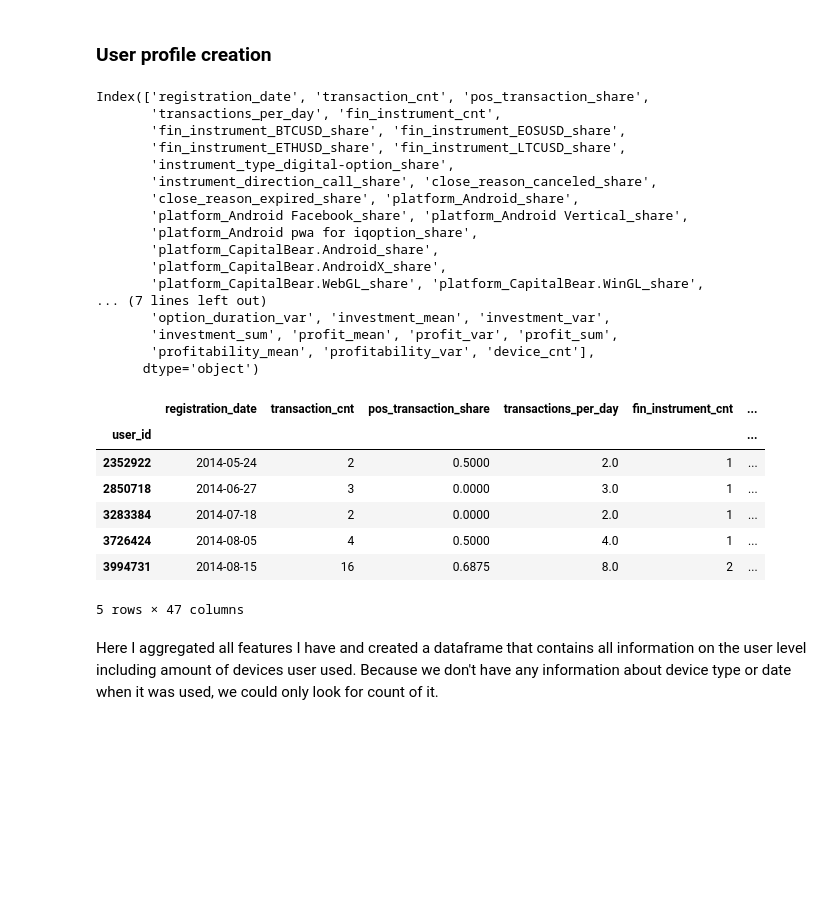
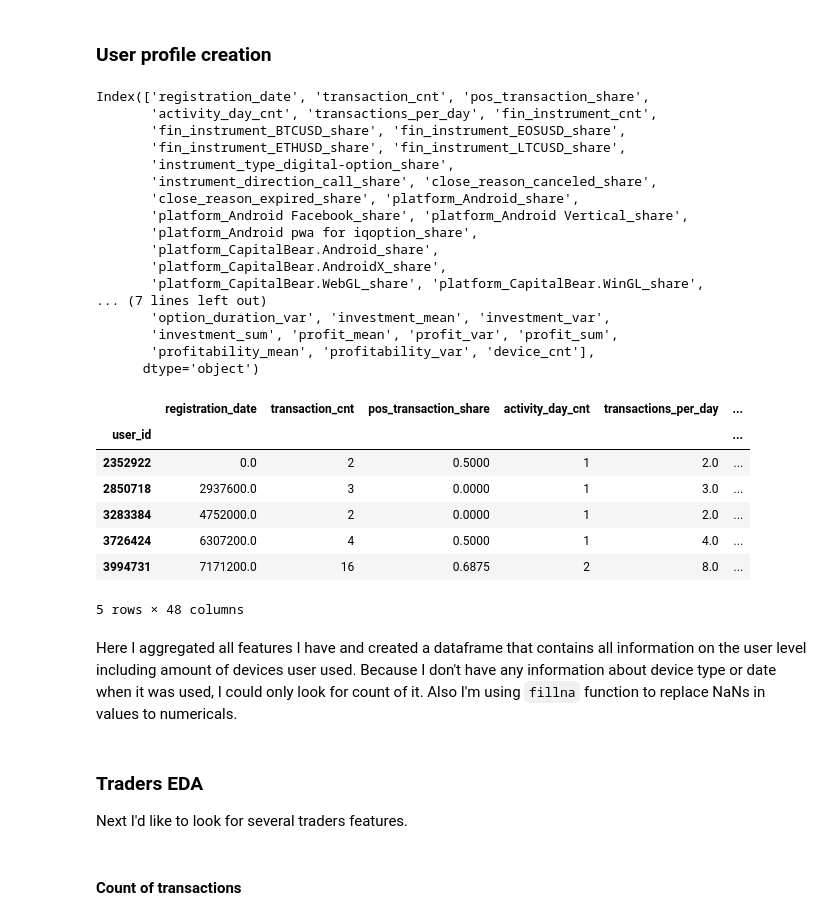
Before and after one commit to mdpetrov/pref-ai, a Jupyter notebook: main.ipynb, the cells around one changed output. Saved outputs shown, nothing was run; the diff lists cells and outputs as text; code cells hidden in the pictures; blank space fills up the shorter version.

```diff
--- a/main.ipynb
+++ b/main.ipynb
@@ -44,0 +56,16 @@ Index(['Unnamed: 0', 'id', 'user_id', 'registration_date', 'fin_instrument',
+# %%
+trades['trade_duration'] = (trades.close_at.astype('datetime64[ns]') - trades.create_at.astype('datetime64[ns]')).dt.total_seconds()
+trades['option_duration'] = (trades.instrument_expiration.astype('datetime64[ns]') - trades.create_at.astype('datetime64[ns]')).dt.total_seconds()
+trades['positive_pnl'] = 1*(trades['pnl_total_enrolled'] > 0)
+trades['profitability'] = trades['pnl_total_enrolled'] / trades['initial_investment_enrolled']
+for v in ['fin_instrument', 'instrument_type', 'instrument_direction', 'close_reason', 'platform']:
+    tmp = pd.get_dummies(trades[v], prefix=v)
+    trades[tmp.columns] = tmp
+
+trades['create_at'] = trades['create_at'].astype('datetime64[ns]')
+trades['create_at_dt'] = trades['create_at'].dt.date
+trades['registration_date'] = trades['registration_date'].astype('datetime64[ns]')
+trades.sort_values(['user_id', 'create_at'], inplace=True)
+trades['trade_freq'] = trades.groupby(['user_id', 'create_at_dt'])['create_at'].diff(1).dt.total_seconds()
+
+trades.columns
@@ -146,15 +201,0 @@ models later.
-# %%
-trades['trade_duration'] = (trades.close_at.astype('datetime64[ns]') - trades.create_at.astype('datetime64[ns]')).dt.total_seconds()
-trades['option_duration'] = (trades.instrument_expiration.astype('datetime64[ns]') - trades.create_at.astype('datetime64[ns]')).dt.total_seconds()
-trades['positive_pnl'] = 1*(trades['pnl_total_enrolled'] > 0)
-trades['profitability'] = trades['pnl_total_enrolled'] / trades['initial_investment_enrolled']
-for v in ['fin_instrument', 'instrument_type', 'instrument_direction', 'close_reason', 'platform']:
-    tmp = pd.get_dummies(trades[v], prefix=v)
-    trades[tmp.columns] = tmp
-
-trades['create_at'] = trades['create_at'].astype('datetime64[ns]')
-trades['create_at_dt'] = trades['create_at'].dt.date
-trades.sort_values(['user_id', 'create_at'], inplace=True)
-trades['trade_freq'] = trades.groupby('user_id')['create_at'].diff(1).dt.total_seconds()
-
-trades.columns
@@ -195,7 +207,8 @@ dg = trades.groupby('user_id')
 res['registration_date'] = dg['registration_date'].max().astype('datetime64').dt.date
 res['transaction_cnt'] = dg['id'].count()
 res['pos_transaction_share'] = dg['positive_pnl'].sum() / res['transaction_cnt']
-res['transactions_per_day'] = res['transaction_cnt'] / dg['create_at_dt'].agg(pd.Series.nunique)
+res['activity_day_cnt'] = dg['create_at_dt'].agg(pd.Series.nunique)
+res['transactions_per_day'] = res['transaction_cnt'] / res['activity_day_cnt']
 res['fin_instrument_cnt'] = dg['fin_instrument'].agg(pd.Series.nunique)
 for x in ['fin_instrument', 'instrument_type', 'instrument_direction', 'close_reason', 'platform']:
     columns = [x[0] for x in trades.columns.str.findall('{}_.*'.format(x)) if len(x) > 0]
@@ -213,42 +226,48 @@ res['investment_sum'] = dg['initial_investment_enrolled'].sum()
 res['profit_mean'] = dg['pnl_total_enrolled'].mean()
 res['profit_var'] = dg['pnl_total_enrolled'].var()
 res['profit_sum'] = dg['pnl_total_enrolled'].sum()
 res['profitability_mean'] = dg['profitability'].mean()
 res['profitability_var'] = dg['profitability'].var()
 res = pd.DataFrame(res)
 users = res.copy()
 users['device_cnt'] = devices.groupby('user_id')['device_id'].count()
 users['registration_date'] = (users.registration_date - users.registration_date.min()).dt.total_seconds()
 users.device_cnt.fillna(0, inplace=True)
-users.trade_frequency_med.fillna(-1, inplace=True)
+users.trade_frequency_mean.fillna(-1, inplace=True)
+users.trade_frequency_var.fillna(0, inplace=True)
 
 print(users.columns)
 users.head()
 # %% [output]
 Index(['registration_date', 'transaction_cnt', 'pos_transaction_share',
-       'transactions_per_day', 'fin_instrument_cnt',
+       'activity_day_cnt', 'transactions_per_day', 'fin_instrument_cnt',
        'fin_instrument_BTCUSD_share', 'fin_instrument_EOSUSD_share',
        'fin_instrument_ETHUSD_share', 'fin_instrument_LTCUSD_share',
        'instrument_type_digital-option_share',
        'instrument_direction_call_share', 'close_reason_canceled_share',
        'close_reason_expired_share', 'platform_Android_share',
        'platform_Android Facebook_share', 'platform_Android Vertical_share',
        'platform_Android pwa for iqoption_share',
        'platform_CapitalBear.Android_share',
        'platform_CapitalBear.AndroidX_share',
        'platform_CapitalBear.WebGL_share', 'platform_CapitalBear.WinGL_share',
 ... (7 lines left out)
        'option_duration_var', 'investment_mean', 'investment_var',
        'investment_sum', 'profit_mean', 'profit_var', 'profit_sum',
        'profitability_mean', 'profitability_var', 'device_cnt'],
       dtype='object')
-|  | registration_date | transaction_cnt | pos_transaction_share | transactions_per_day | fin_instrument_cnt | ... |
+|  | registration_date | transaction_cnt | pos_transaction_share | activity_day_cnt | transactions_per_day | ... |
 | user_id |  |  |  |  |  | ... |
-| 2352922 | 2014-05-24 | 2 | 0.5000 | 2.0 | 1 | ... |
-| 2850718 | 2014-06-27 | 3 | 0.0000 | 3.0 | 1 | ... |
-| 3283384 | 2014-07-18 | 2 | 0.0000 | 2.0 | 1 | ... |
-| 3726424 | 2014-08-05 | 4 | 0.5000 | 4.0 | 1 | ... |
-| 3994731 | 2014-08-15 | 16 | 0.6875 | 8.0 | 2 | ... |
+| 2352922 | 0.0 | 2 | 0.5000 | 1 | 2.0 | ... |
+| 2850718 | 2937600.0 | 3 | 0.0000 | 1 | 3.0 | ... |
+| 3283384 | 4752000.0 | 2 | 0.0000 | 1 | 2.0 | ... |
+| 3726424 | 6307200.0 | 4 | 0.5000 | 1 | 4.0 | ... |
+| 3994731 | 7171200.0 | 16 | 0.6875 | 2 | 8.0 | ... |
-5 rows × 47 columns
+5 rows × 48 columns
 # %% [markdown]
-Here I aggregated all features I have and created a dataframe that contains all information on the user level including amount of devices user used. Because we don't have any information about device type or date when it was used, we could only look for count of it.
+Here I aggregated all features I have and created a dataframe that contains all information on the user level including amount of devices user used. Because I don't have any information about device type or date when it was used, I could only look for count of it. Also I'm using `fillna` function to replace NaNs in values to numericals.
+# %% [markdown]
+### Traders EDA
+Next I'd like to look for several traders features.
+# %% [markdown]
+#### Count of transactions
```
Also changed, not shown: parts of 81 cells of this notebook.
